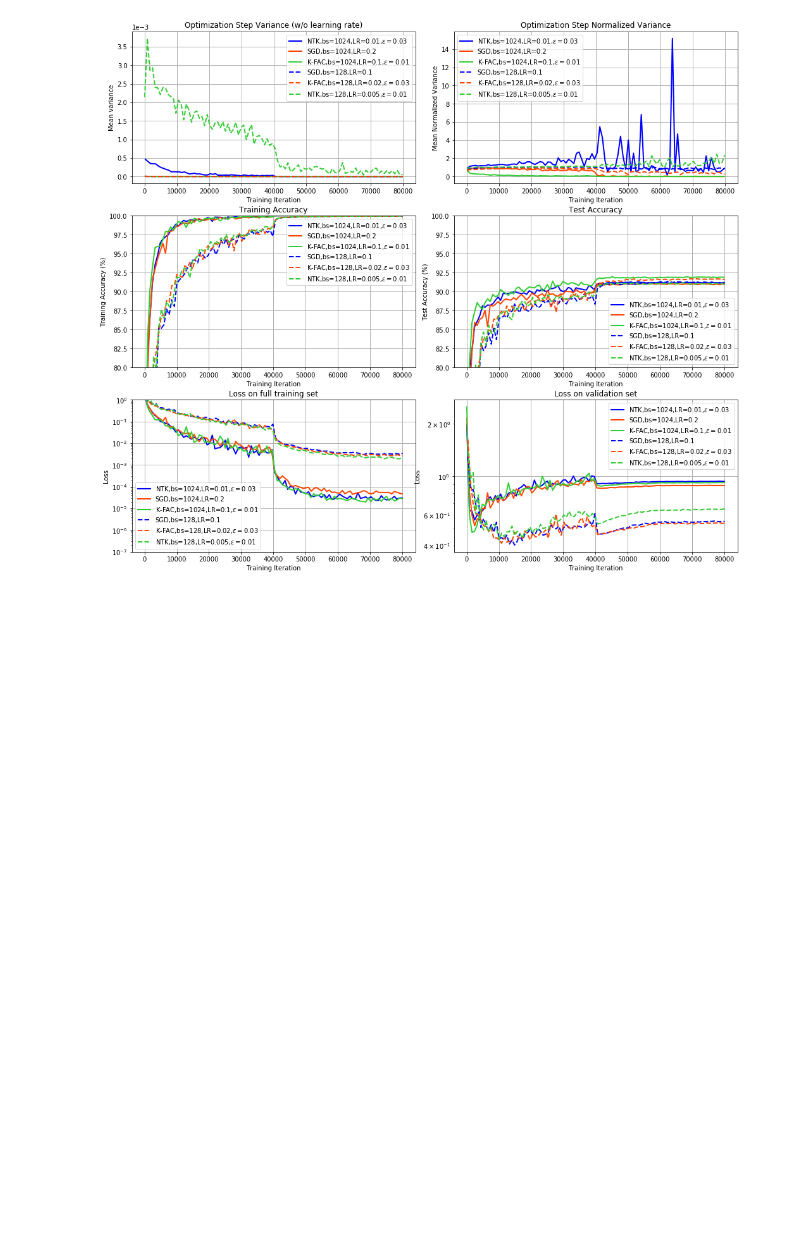
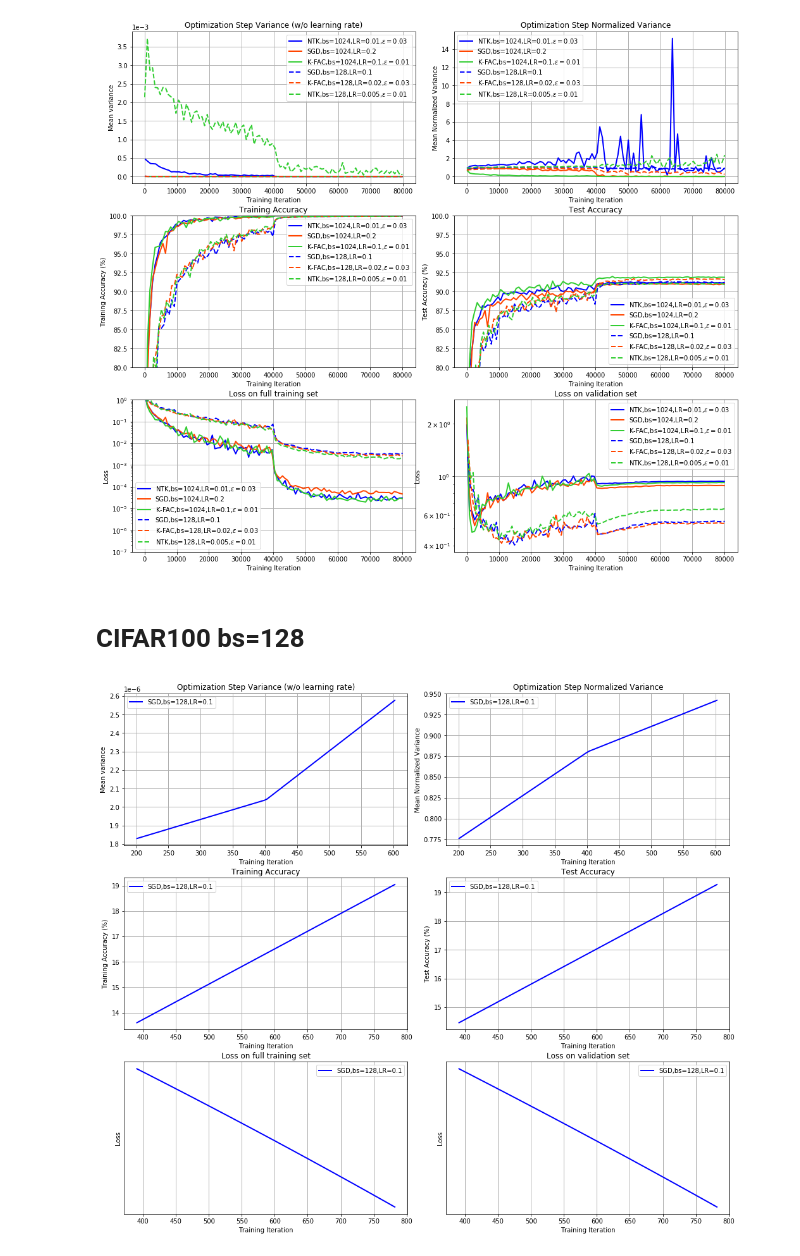
Before and after one commit to fartashf/gvar_code, a Jupyter notebook: notebooks/figures_ntk.ipynb, the cells around one changed output. Cells and saved outputs as stored; diff of their text form; code cells hidden in the pictures; blank space fills up the shorter version.

Commit message:
cifar100

```diff
--- a/notebooks/figures_ntk.ipynb
+++ b/notebooks/figures_ntk.ipynb
@@ -320,3 +320,24 @@ lg_replace = [('optim_sgd', 'SGD'), ('estim_sgd', 'SGD'), ('kfac', 'K-FAC'), ('S
 data, run_names = plot_runs_and_tags(get_data_f, plot_f, logdir, patterns, tag_names, fig_name, lg_tags, ylim, sep_h=sep_h, ncolor=ncolor, lg_replace=lg_replace)
 # %% [output]
 [figure]
+# %% [markdown]
+# CIFAR100 bs=128
+# %%
+get_data_f = get_data_pth
+# plot_f = plt.plot
+plot_f = plot_smooth_o1
+logdir = '/u/faghri/dmom/code/runs/'
+patterns = ['.*runs_cifar100_ntk_bs128/00']  # (?!.*scheduler)
+tag_names = ['est_var', 'est_nvar', 'Tacc', 'Vacc', 'Tloss', 'Vloss']  # 'lr', 'gb_td', 'grad_bias',
+fig_name = 'figs_ntk/cifar100.png'
+lg_tags = ['estim_sgd', 'optim_sgd', 'adam', 'kfac', 'estim_ntk', 'batch_size_', 'lr_', 'damping_']
+ylim = [None]*20
+# ylim = [None]*2 + [[80, 100], [80, 100], [1e-7, 1], None]
+# ylim = [[.2e-4, 1e-4], [0, 1.5e-7], [-1, 0.1], None, [98, 100], [98, 100], None, None]
+# ylim = [[1e-4, 1e-1], [1e-2, 1e-1], [98, 100], [97,100], [0, 100], None, None, None, None, None, None, None, None, None, None, None, None]
+sep_h = True
+ncolor = 5
+lg_replace = [('optim_sgd', 'SGD'), ('estim_sgd', 'SGD'), ('kfac', 'K-FAC'), ('SGD,K-FAC', 'K-FAC'), ('estim_ntk', 'NTK'), ('adamw', 'AdamW'), ('adam', 'Adam'), ('lr_', 'LR='), ('LR=0.001', 'LR=1e-3'), ('LR=0.0001', 'LR=1e-4'), ('LR=0.0005', 'LR=5e-4'), ('LR=0.0002', 'LR=2e-4'), ('batch_size_', 'bs='), ('optim_start_', 'Start='), ('damping_', '$\epsilon=$')]
+data, run_names = plot_runs_and_tags(get_data_f, plot_f, logdir, patterns, tag_names, fig_name, lg_tags, ylim, sep_h=sep_h, ncolor=ncolor, lg_replace=lg_replace)
+# %% [output]
+[figure, added]
```
Also changed, not shown: 6 other files.
